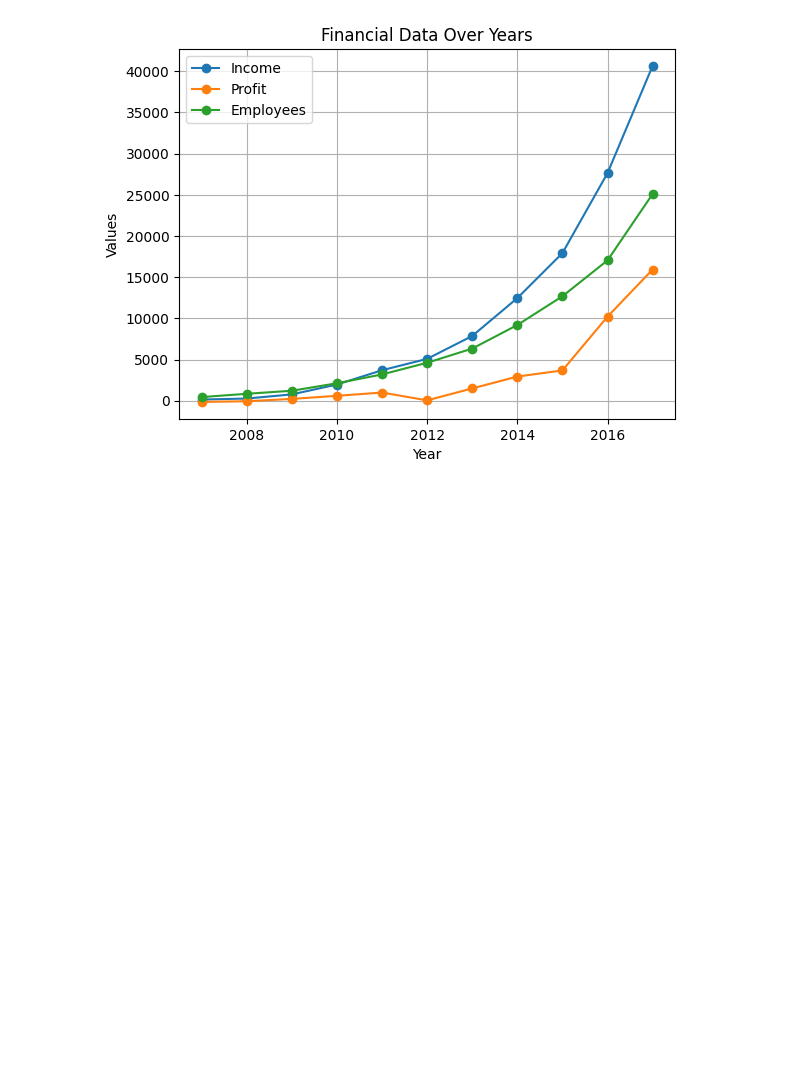
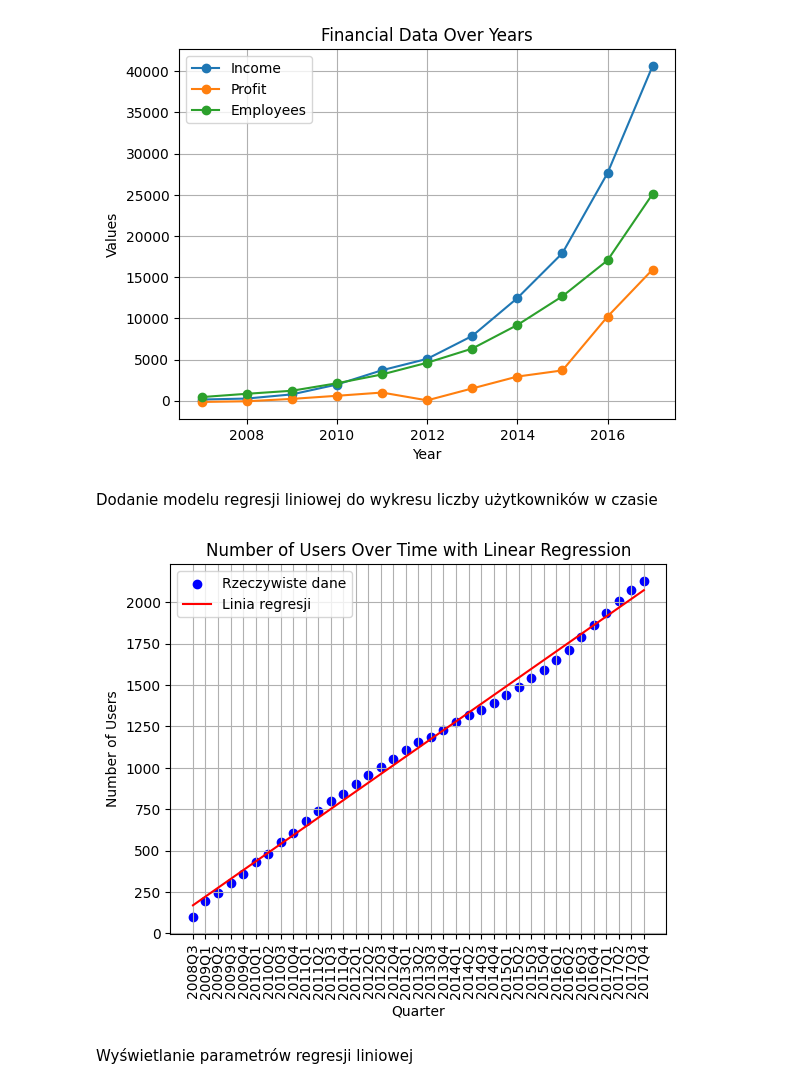
Before and after one commit to adrianpiecek/Metody-Eksploracji-Danych---model-analizy-biznesowe, a Jupyter notebook: Model.ipynb, the cells around one changed output. Drawn from its saved outputs; the diff is of its cells as text; code cells hidden in the pictures; blank space fills up the shorter version.

Commit message:
added regression models, showing regression parameters and short summary

```diff
--- a/Model.ipynb
+++ b/Model.ipynb
@@ -78,3 +79,33 @@ plt.legend(['Income', 'Profit', 'Employees'])
 plt.show()
 # %% [output]
 [figure]
+# %% [markdown]
+Dodanie modelu regresji liniowej do wykresu liczby użytkowników w czasie
+# %%
+from sklearn.linear_model import LinearRegression
+
+# Przygotowanie danych do modelu regresji
+X = users_data.index.values.reshape(-1, 1)  # Używamy indeksu jako zmiennej niezależnej
+y = users_data['Users'].values  # Zmienna zależna
+
+# Tworzenie i trenowanie modelu regresji liniowej
+model = LinearRegression()
+model.fit(X, y)
+
+# Przewidywanie wartości
+y_pred = model.predict(X)
+
+# Rysowanie wykresu z linią regresji
+plt.scatter(users_data['Year_Quarter'], users_data['Users'], color='blue', label='Rzeczywiste dane')
+plt.plot(users_data['Year_Quarter'], y_pred, color='red', label='Linia regresji')
+plt.xlabel('Quarter')
+plt.ylabel('Number of Users')
+plt.title('Number of Users Over Time with Linear Regression')
+plt.xticks(rotation=90)
+plt.legend()
+plt.grid(True)
+plt.show()
+# %% [output]
+[figure, added]
+# %% [markdown]
+Wyświetlanie parametrów regresji liniowej
```
Also changed, not shown: parts of 7 cells of this notebook.
